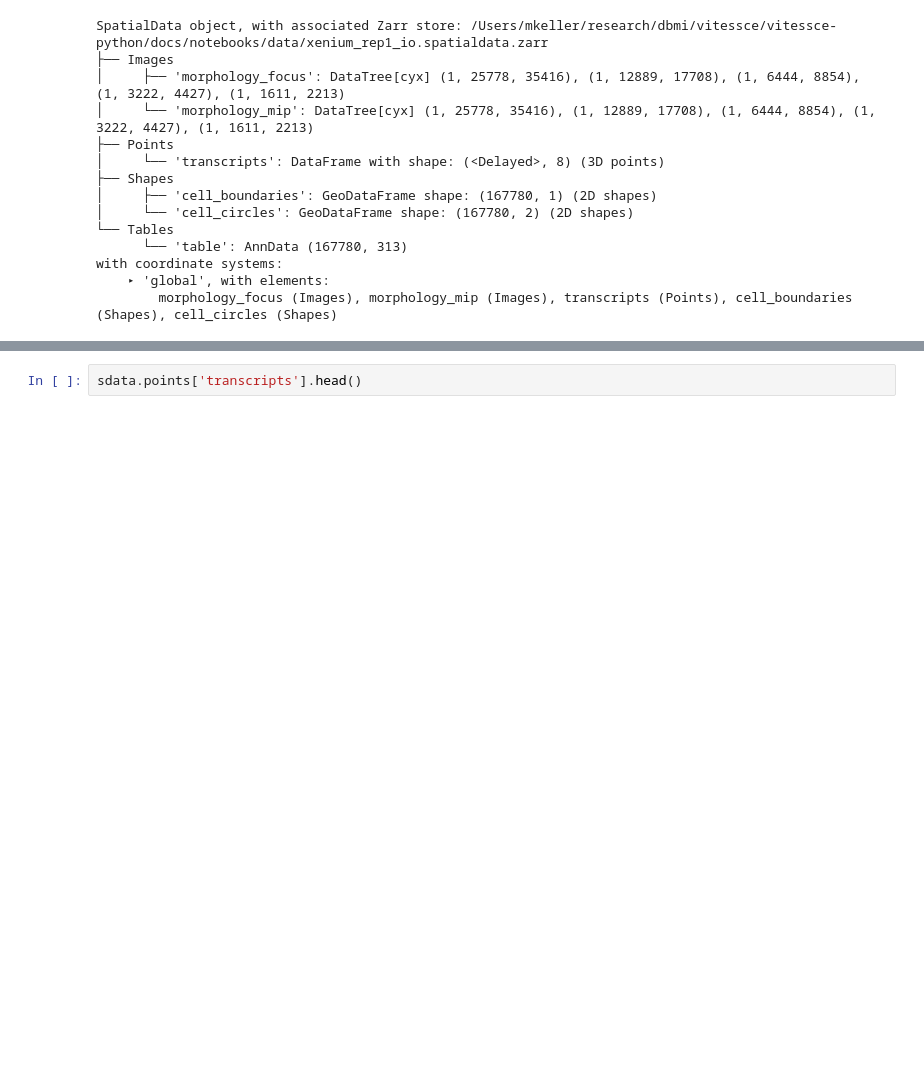
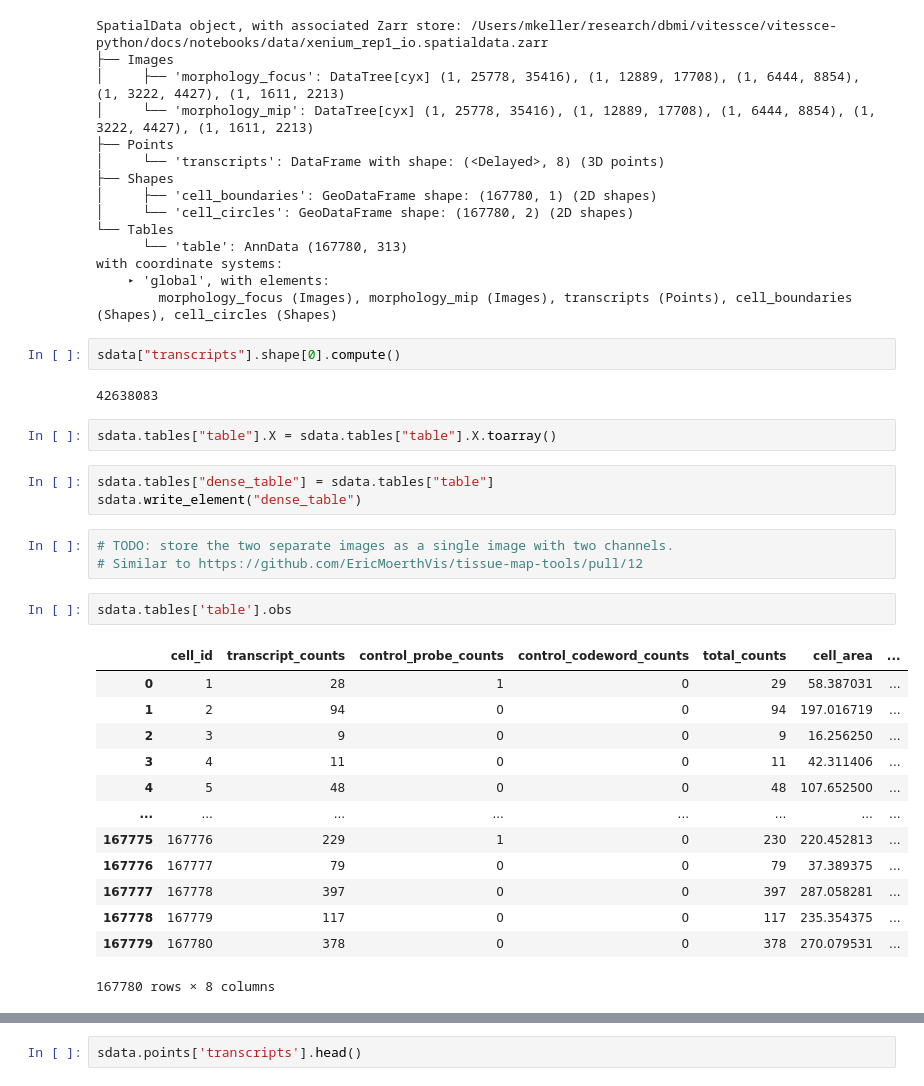
Before and after one commit to vitessce/vitessce-python, a Jupyter notebook: docs/notebooks/spatial_data_xenium_morton.ipynb, the cells around one changed output, grey strips where cells are left out. Drawn from its saved outputs; the diff is of its cells as text; blank space fills up the shorter version.

```diff
--- a/docs/notebooks/spatial_data_xenium_morton.ipynb
+++ b/docs/notebooks/spatial_data_xenium_morton.ipynb
@@ -67,3 +70,31 @@ SpatialData object, with associated Zarr store: /Users/mkeller/research/dbmi/vit
 with coordinate systems:
     ▸ 'global', with elements:
         morphology_focus (Images), morphology_mip (Images), transcripts (Points), cell_boundaries (Shapes), cell_circles (Shapes)
+# %%
+sdata["transcripts"].shape[0].compute()
+# %% [output]
+42638083
+# %%
+sdata.tables["table"].X = sdata.tables["table"].X.toarray()
+# %%
+sdata.tables["dense_table"] = sdata.tables["table"]
+sdata.write_element("dense_table")
+# %%
+# TODO: store the two separate images as a single image with two channels.
+# Similar to https://github.com/EricMoerthVis/tissue-map-tools/pull/12
+# %%
+sdata.tables['table'].obs
+# %% [output]
+|  | cell_id | transcript_counts | control_probe_counts | control_codeword_counts | total_counts | cell_area | ... |
+| 0 | 1 | 28 | 1 | 0 | 29 | 58.387031 | ... |
+| 1 | 2 | 94 | 0 | 0 | 94 | 197.016719 | ... |
+| 2 | 3 | 9 | 0 | 0 | 9 | 16.256250 | ... |
+| 3 | 4 | 11 | 0 | 0 | 11 | 42.311406 | ... |
+| 4 | 5 | 48 | 0 | 0 | 48 | 107.652500 | ... |
+| ... | ... | ... | ... | ... | ... | ... | ... |
+| 167775 | 167776 | 229 | 1 | 0 | 230 | 220.452813 | ... |
+| 167776 | 167777 | 79 | 0 | 0 | 79 | 37.389375 | ... |
+| 167777 | 167778 | 397 | 0 | 0 | 397 | 287.058281 | ... |
+| 167778 | 167779 | 117 | 0 | 0 | 117 | 235.354375 | ... |
+| 167779 | 167780 | 378 | 0 | 0 | 378 | 270.079531 | ... |
+167780 rows × 8 columns
```
Also changed, not shown: parts of 35 cells of this notebook.
